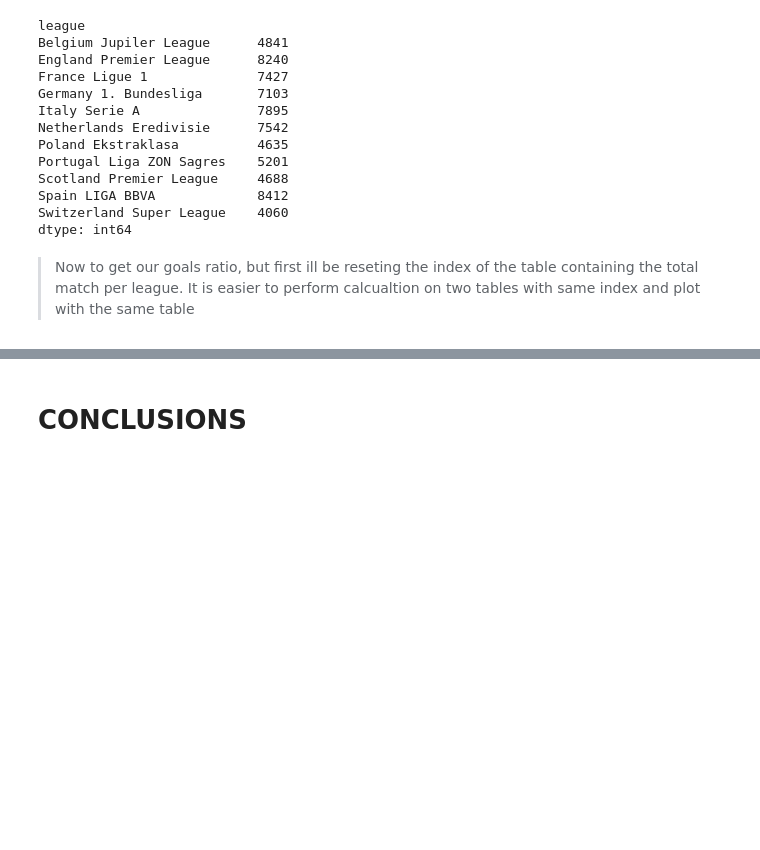
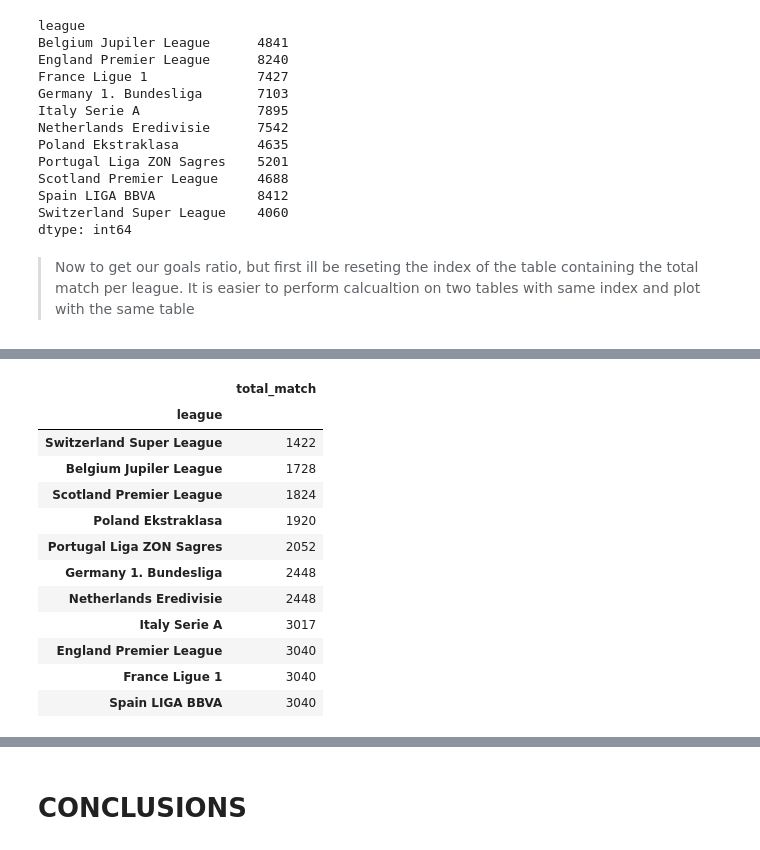
Before and after one commit to tunji-dev/Udacity_Data_Analyst_Nanodegree, a Jupyter notebook: project_2_investigate_soccer_dataset/soccer_dataset.ipynb, the cells around one changed output, grey strips where cells are left out. Cells and saved outputs as stored; diff of their text form; code cells hidden in the pictures; blank space fills up the shorter version.

```diff
--- a/project_2_investigate_soccer_dataset/soccer_dataset.ipynb
+++ b/project_2_investigate_soccer_dataset/soccer_dataset.ipynb
@@ -658,0 +645,16 @@ It is easier to perform calcualtion on two tables with same index and plot with
+# %%
+total_match_per_league.set_index('league',inplace=True)
+# %% [output]
+|  | total_match |
+| league |  |
+| Switzerland Super League | 1422 |
+| Belgium Jupiler League | 1728 |
+| Scotland Premier League | 1824 |
+| Poland Ekstraklasa | 1920 |
+| Portugal Liga ZON Sagres | 2052 |
+| Germany 1. Bundesliga | 2448 |
+| Netherlands Eredivisie | 2448 |
+| Italy Serie A | 3017 |
+| England Premier League | 3040 |
+| France Ligue 1 | 3040 |
+| Spain LIGA BBVA | 3040 |
```
Also changed, not shown: parts of 4 cells of this notebook.
